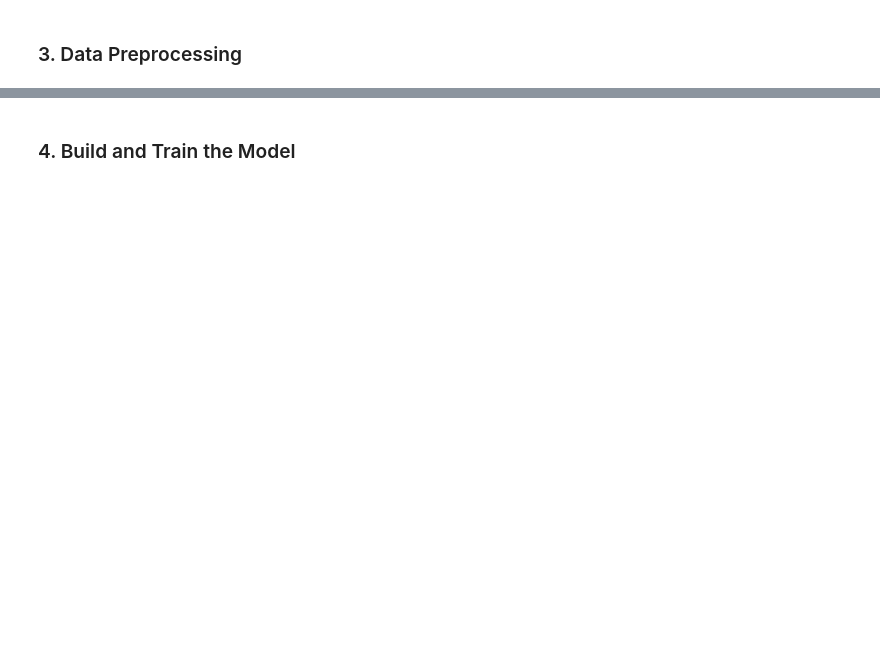
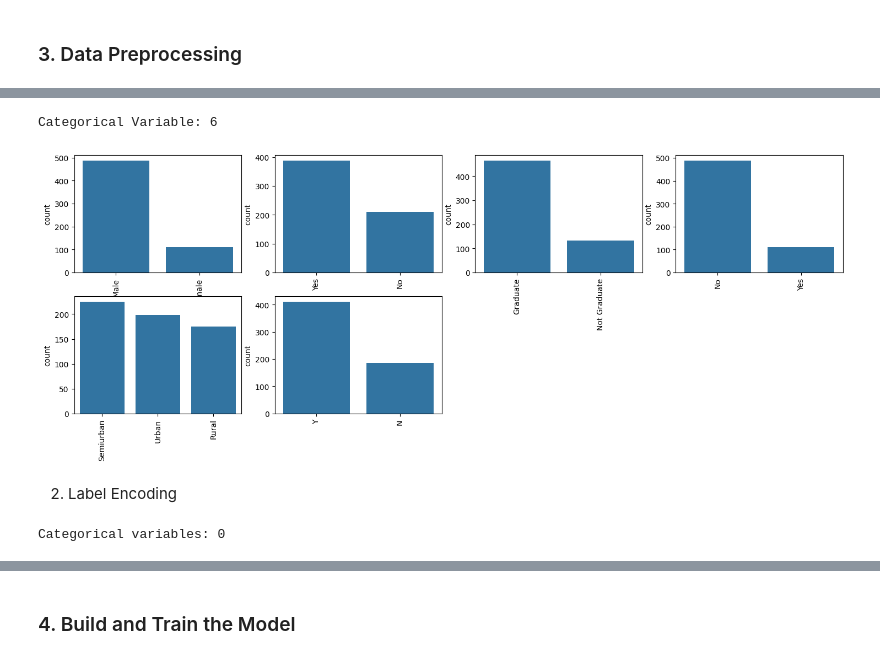
Before and after one commit to fatahrahimi330/100-Machine-Learning-Projects, a Jupyter notebook: 35-Loan Approval Prediction/loan_approval_prediction.ipynb, the cells around one changed output, grey strips where cells are left out. Drawn from its saved outputs; the diff is of its cells as text; code cells hidden in the pictures; blank space fills up the shorter version.

Commit message:
Loan Approval Prediction Project

```diff
--- a/35-Loan Approval Prediction/loan_approval_prediction.ipynb
+++ b/35-Loan Approval Prediction/loan_approval_prediction.ipynb
@@ -20,0 +96,23 @@ FileNotFoundError: [Errno 2] No such file or directory: 'LoanApprovalPrediction.
+# %%
+objects = (df.dtypes == 'object')
+obj_col = list(objects[objects].index)
+print(f"Categorical Variable: {len(obj_col)}")
+# %% [output]
+Categorical Variable: 6
+# %%
+# Dropping Loan_ID column
+df.drop(['Loan_ID'],axis=1,inplace=True)
+# %%
+plt.figure(figsize=(18,36))
+index = 1
+
+for col in obj_col:
+  y = df[col].value_counts()
+  plt.subplot(11,4,index)
+  plt.xticks(rotation=90)
+  sns.barplot(x=list(y.index), y=y)
+  index +=1
+# %% [output]
+[figure, added]
+# %% [markdown]
+2. Label Encoding
@@ -20,0 +125,5 @@ FileNotFoundError: [Errno 2] No such file or directory: 'LoanApprovalPrediction.
+# %%
+obj = (df.dtypes == 'object')
+print("Categorical variables:",len(list(obj[obj].index)))
+# %% [output]
+Categorical variables: 0
```
Also changed, not shown: parts of 16 cells of this notebook, 1 other file.
